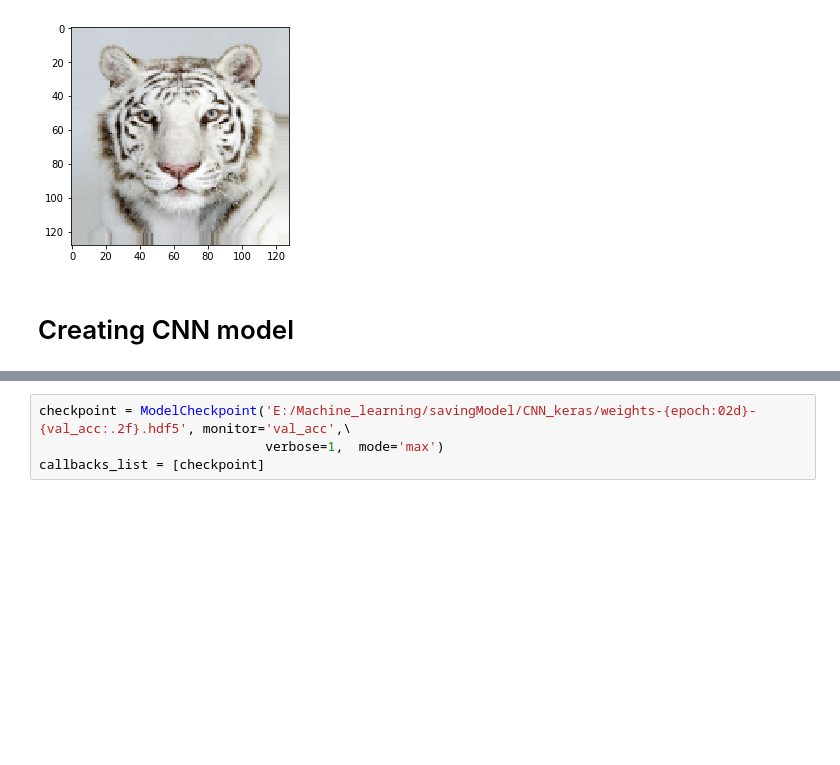
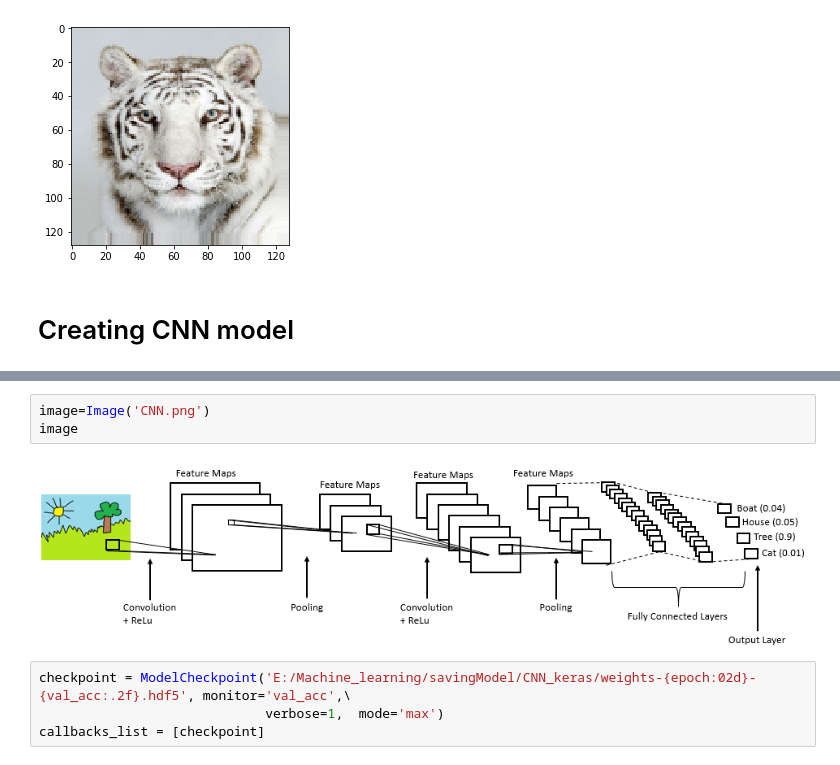
Before and after one commit to mpadmanabham/MachineLearning, a Jupyter notebook: NeuralNetworks/Image Classifications CNN in Keras.ipynb, the cells around one changed output, grey strips where cells are left out. Saved outputs shown, nothing was run; the diff lists cells and outputs as text; blank space fills up the shorter version.

```diff
--- a/NeuralNetworks/Image Classifications CNN in Keras.ipynb
+++ b/NeuralNetworks/Image Classifications CNN in Keras.ipynb
@@ -93,3 +99,8 @@ first batch data first image y [0. 0. 0. 1.]
+# %%
+image=Image('CNN.png')
+image
+# %% [output]
+[figure, added]
 # %%
 checkpoint = ModelCheckpoint('E:/Machine_learning/savingModel/CNN_keras/weights-{epoch:02d}-{val_acc:.2f}.hdf5', monitor='val_acc',\
                              verbose=1,  mode='max')
```
Also changed, not shown: parts of 4 cells of this notebook.
